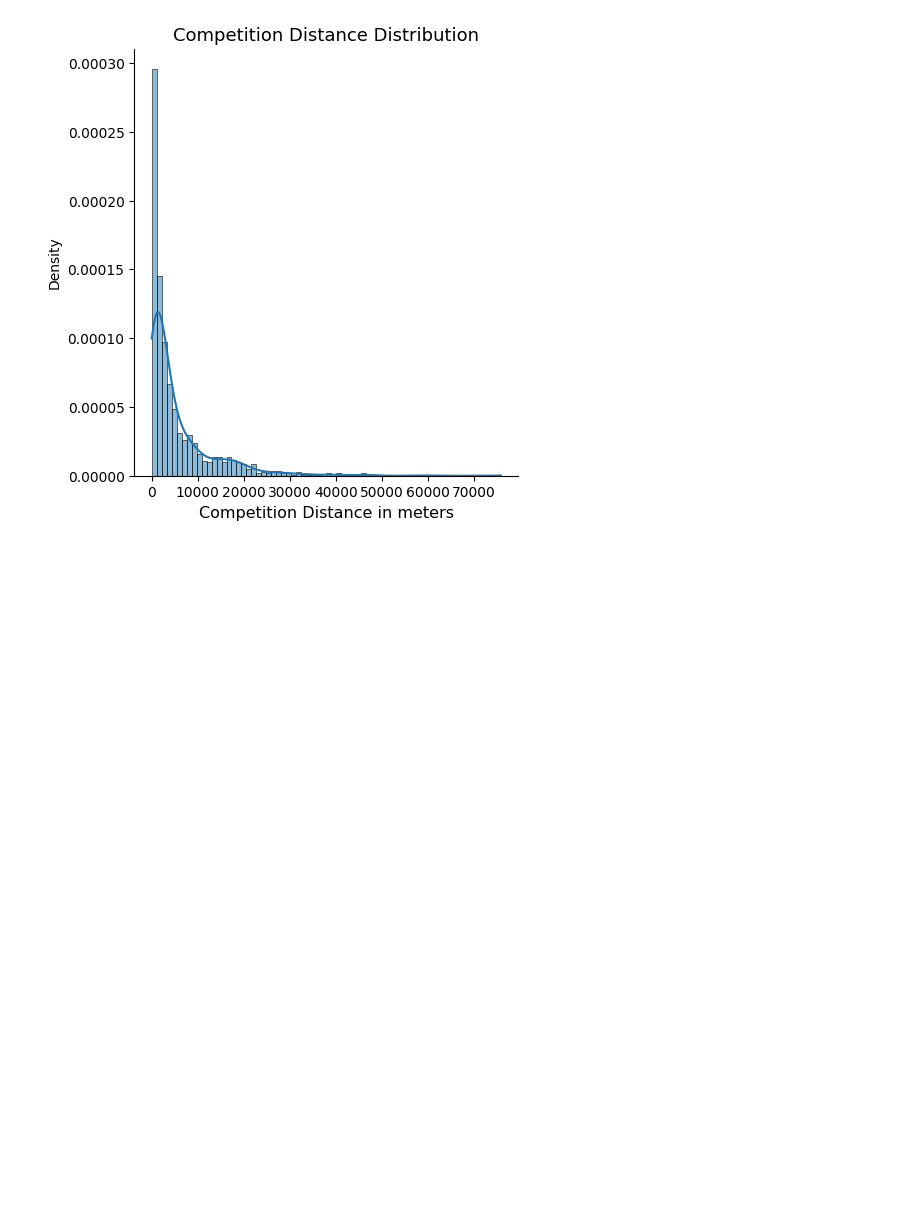
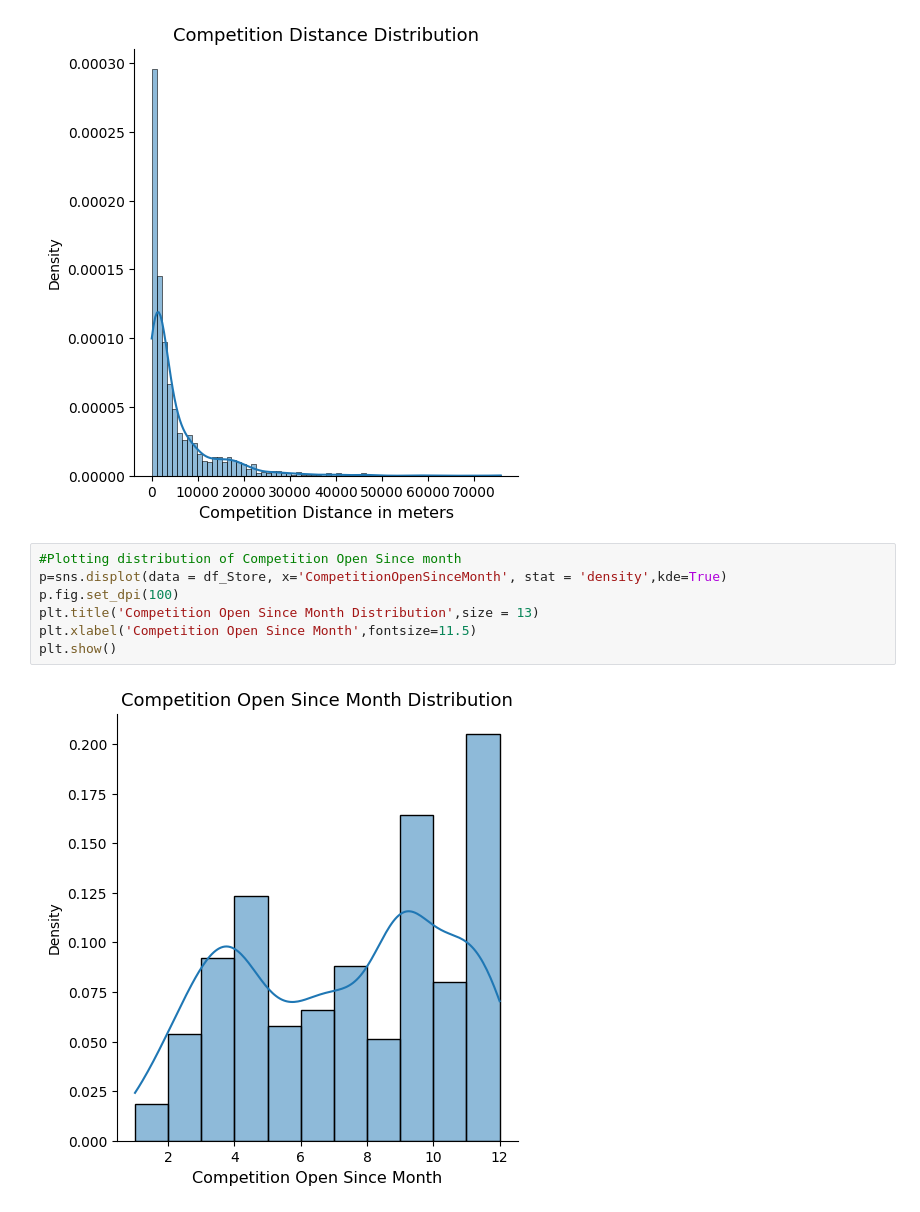
Before and after one commit to abhi2995/Retail-Sales-Prediction, a Jupyter notebook: Untitled0.ipynb, the cells around one changed output. Drawn from its saved outputs; the diff is of its cells as text; blank space fills up the shorter version.

```diff
--- a/Untitled0.ipynb
+++ b/Untitled0.ipynb
@@ -435,3 +435,12 @@ plt.xlabel('Competition Distance in meters',fontsize=11.5)
 plt.show()
 # %% [output]
 [figure]
+# %%
+#Plotting distribution of Competition Open Since month
+p=sns.displot(data = df_Store, x='CompetitionOpenSinceMonth', stat = 'density',kde=True)
+p.fig.set_dpi(100)
+plt.title('Competition Open Since Month Distribution',size = 13)
+plt.xlabel('Competition Open Since Month',fontsize=11.5)
+plt.show()
+# %% [output]
+[figure, added]
```
Also changed, not shown: parts of 77 cells of this notebook.
